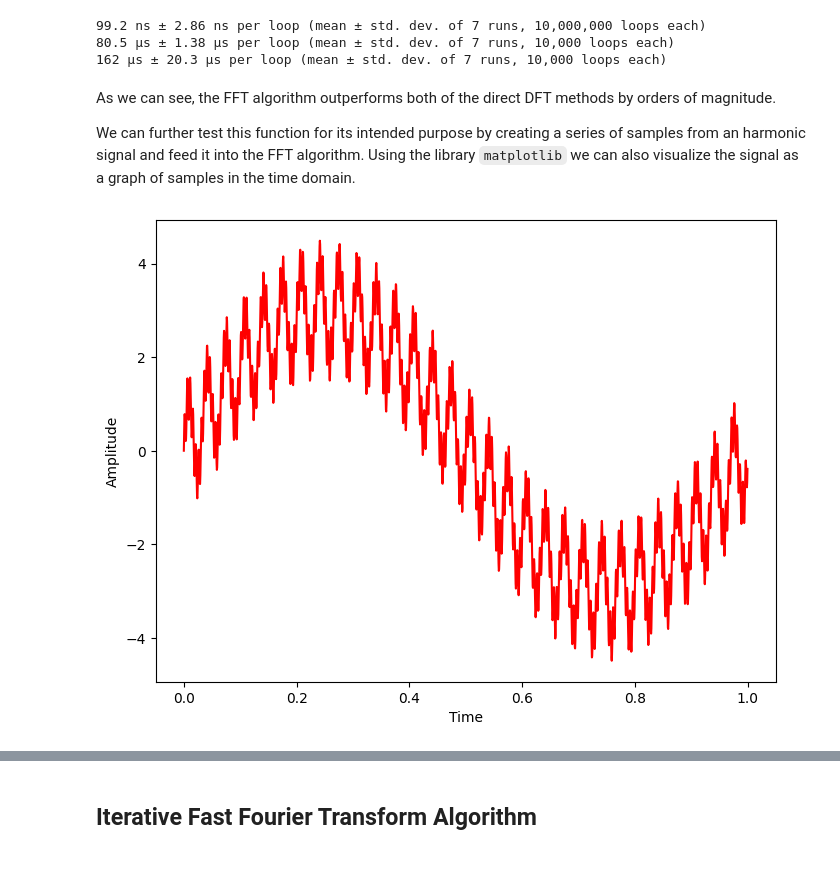
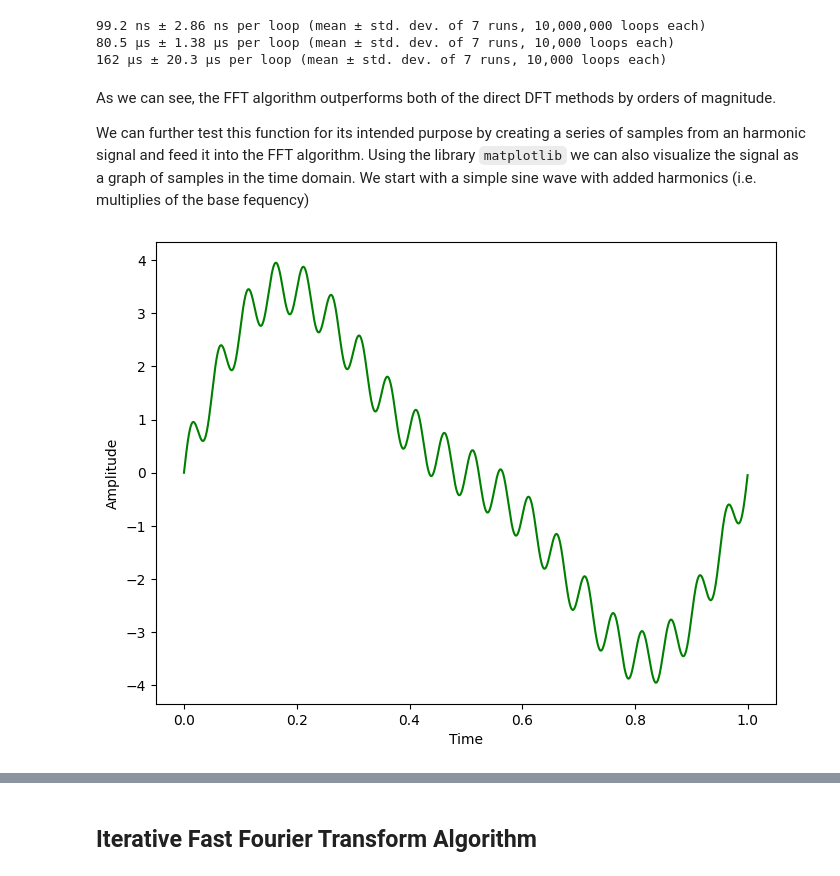
Before and after one commit to godblessourdeadkotatsu/dba2024, a Jupyter notebook: fft.ipynb, the cells around one changed output, grey strips where cells are left out. Saved outputs shown, nothing was run; the diff lists cells and outputs as text; code cells hidden in the pictures.

```diff
--- a/fft.ipynb
+++ b/fft.ipynb
@@ -245,28 +247,29 @@ signal=np.random.rand(1,32768)*10
 # %% [markdown]
 As we can see, the FFT algorithm outperforms both of the direct DFT methods by orders of magnitude.
 
-We can further test this function for its intended purpose by creating a series of samples from an harmonic signal and feed it into the FFT algorithm. Using the library `matplotlib` we can also visualize the signal as a graph of samples in the time domain.
+We can further test this function for its intended purpose by creating a series of samples from an harmonic signal and feed it into the FFT algorithm. Using the library `matplotlib` we can also visualize the signal as a graph of samples in the time domain. We start with a simple sine wave with added harmonics (i.e. multiplies of the base fequency)
 # %%
 # define the number of samples (sampling rate)
 samps = 2048
 # define the sample interval
 interval = 1.0/samps
 t = np.arange(0,1,interval)
 
-freq = 1.
-x = 3*np.sin(2*np.pi*freq*t)
+# set base frequency 1
 
-freq = 30
-x += np.sin(2*np.pi*freq*t)
+additive_wave = 3*np.sin(2*np.pi*1.*t)
 
-freq = 200
-x += 0.5* np.sin(2*np.pi*freq*t)
+# add 2nd harmonic
+additive_wave += np.sin(2*np.pi*2.*t)
+
+# add 20th harmonic
+additive_wave += 0.5* np.sin(2*np.pi*20.*t)
 
 plt.figure(figsize = (8, 6))
-plt.plot(t, x, 'r')
+plt.plot(t, additive_wave, 'g')
 plt.ylabel('Amplitude')
 plt.xlabel('Time')
 
 plt.show()
 # %% [output]
-[figure, old version]
+[figure, new version]
```
Also changed, not shown: parts of 3 cells of this notebook.
